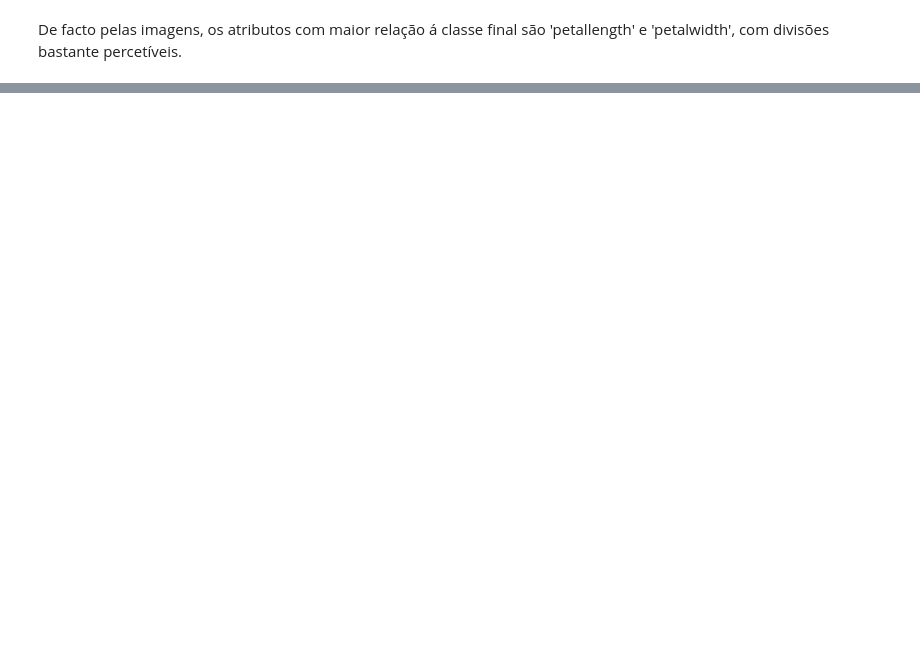
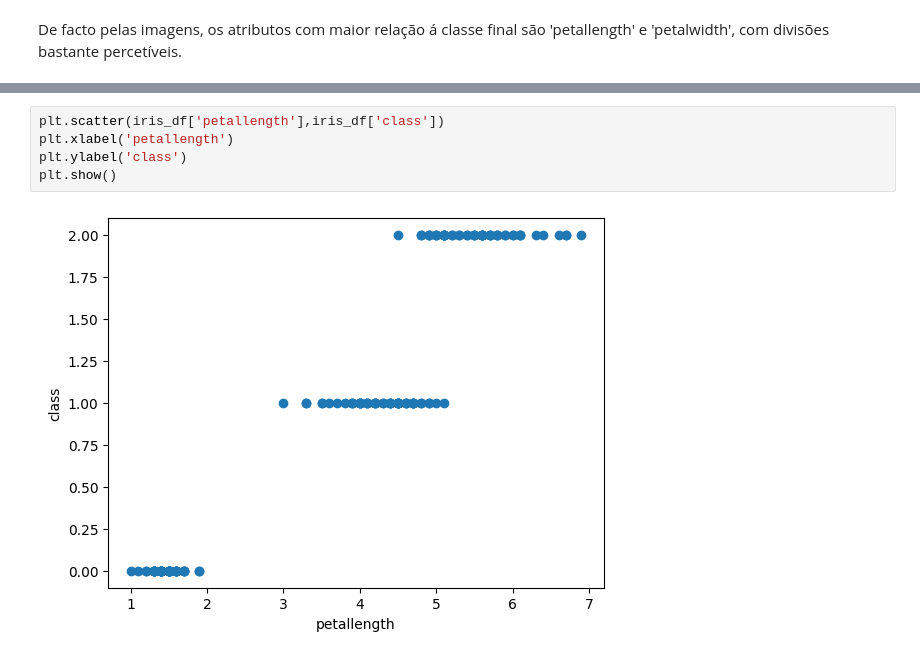
Before and after one commit to abrunhosa16/decisionsTrees, a Jupyter notebook: datasets/iris.ipynb, the cells around one changed output, grey strips where cells are left out. Cells and saved outputs as stored; diff of their text form; blank space fills up the shorter version.

```diff
--- a/datasets/iris.ipynb
+++ b/datasets/iris.ipynb
@@ -50,0 +46,7 @@ De facto pelas imagens, os atributos com maior relação á classe final são 'p
+# %%
+plt.scatter(iris_df['petallength'],iris_df['class'])
+plt.xlabel('petallength')
+plt.ylabel('class')
+plt.show()
+# %% [output]
+[figure, added]
```
Also changed, not shown: parts of 11 cells of this notebook.
